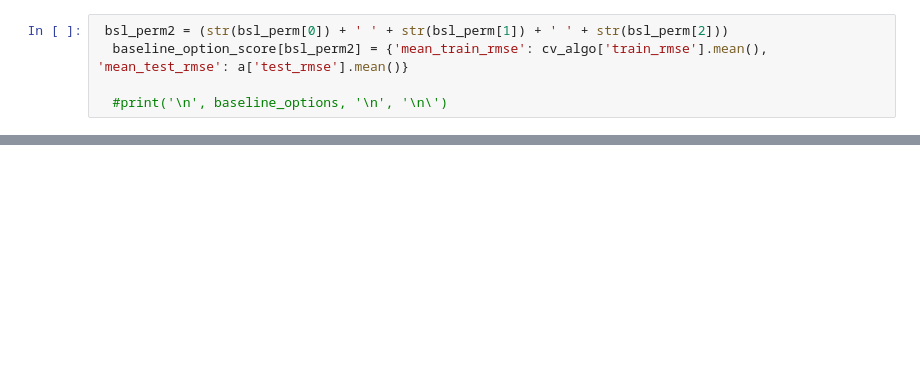
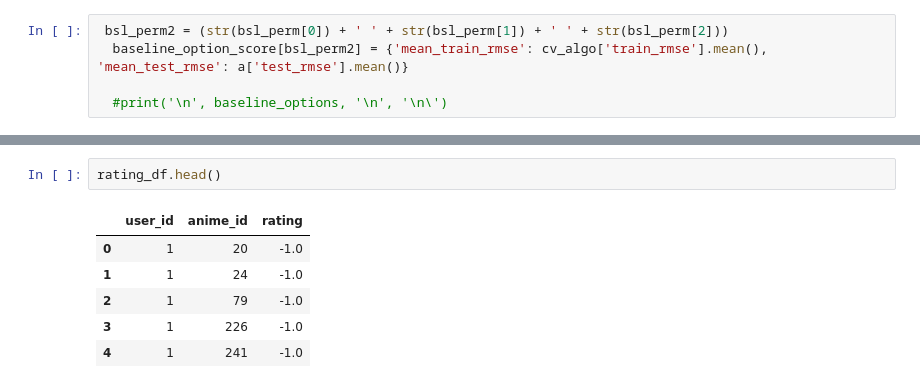
Before and after one commit to anilaq/capstone, a Jupyter notebook: latest.ipynb, the cells around one changed output, grey strips where cells are left out. Drawn from its saved outputs; the diff is of its cells as text; blank space fills up the shorter version.

```diff
--- a/latest.ipynb
+++ b/latest.ipynb
@@ -882,0 +914,9 @@ TypeError: ignored
+# %%
+rating_df.head()
+# %% [output]
+|  | user_id | anime_id | rating |
+| 0 | 1 | 20 | -1.0 |
+| 1 | 1 | 24 | -1.0 |
+| 2 | 1 | 79 | -1.0 |
+| 3 | 1 | 226 | -1.0 |
+| 4 | 1 | 241 | -1.0 |
```
Also changed, not shown: parts of 94 cells of this notebook.
